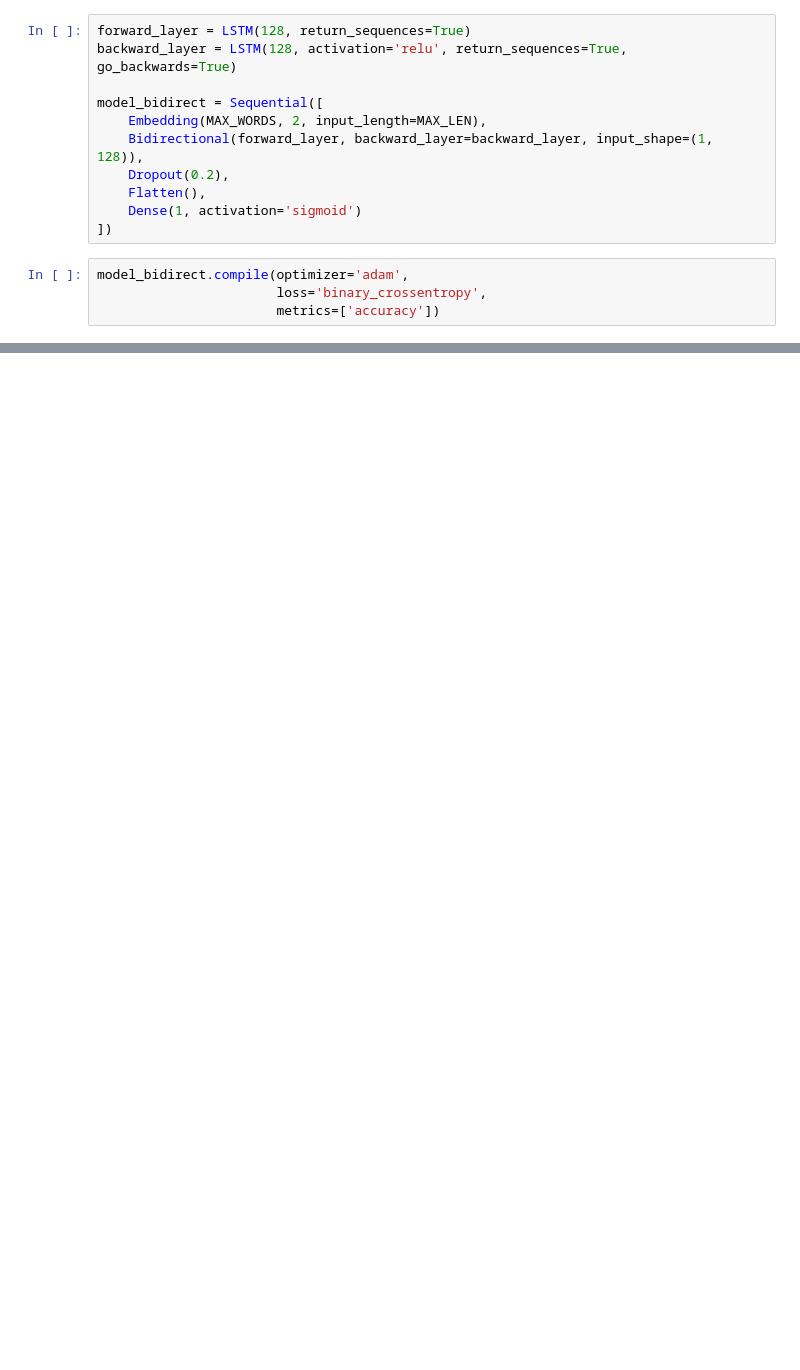
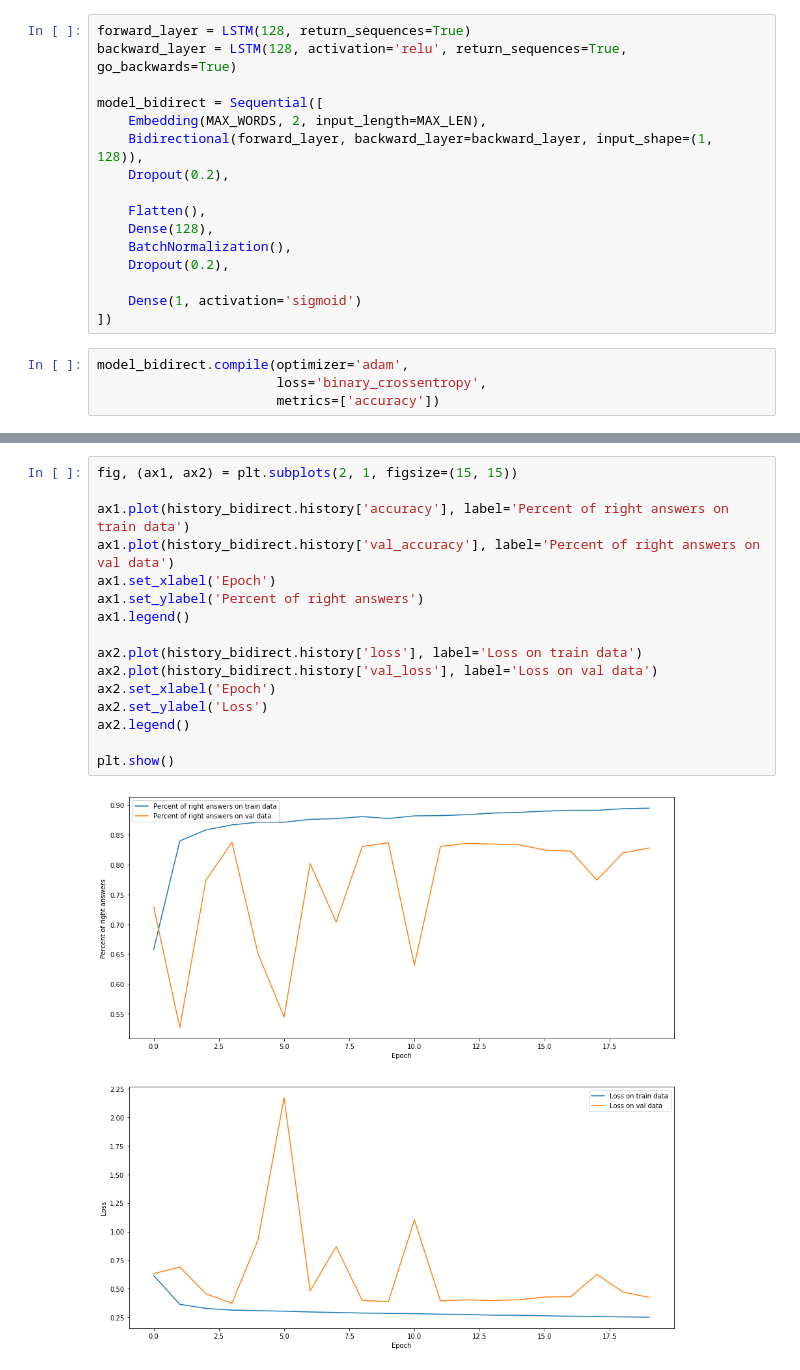
Before and after one commit to JackDrinkwater/machine_learning_lessons, a Jupyter notebook: RNN_imdb.ipynb, the cells around one changed output, grey strips where cells are left out. Cells and saved outputs as stored; diff of their text form; blank space fills up the shorter version.

```diff
--- a/RNN_imdb.ipynb
+++ b/RNN_imdb.ipynb
@@ -294,7 +294,12 @@ model_bidirect = Sequential([
     Embedding(MAX_WORDS, 2, input_length=MAX_LEN),
     Bidirectional(forward_layer, backward_layer=backward_layer, input_shape=(1, 128)),
     Dropout(0.2),
+
     Flatten(),
+    Dense(128),
+    BatchNormalization(),
+    Dropout(0.2),
+
     Dense(1, activation='sigmoid')
 ])
 # %%
@@ -328,3 +333,21 @@ Epoch 20/20
+# %%
+fig, (ax1, ax2) = plt.subplots(2, 1, figsize=(15, 15))
+
+ax1.plot(history_bidirect.history['accuracy'], label='Percent of right answers on train data')
+ax1.plot(history_bidirect.history['val_accuracy'], label='Percent of right answers on val data')
+ax1.set_xlabel('Epoch')
+ax1.set_ylabel('Percent of right answers')
+ax1.legend()
+
+ax2.plot(history_bidirect.history['loss'], label='Loss on train data')
+ax2.plot(history_bidirect.history['val_loss'], label='Loss on val data')
+ax2.set_xlabel('Epoch')
+ax2.set_ylabel('Loss')
+ax2.legend()
+
+plt.show()
+# %% [output]
+[figure, added]
 # %%
 scores_bidirect = model_bidirect.evaluate(x_test, y_test)
 # %% [output]
```
Also changed, not shown: parts of 2 cells of this notebook.
